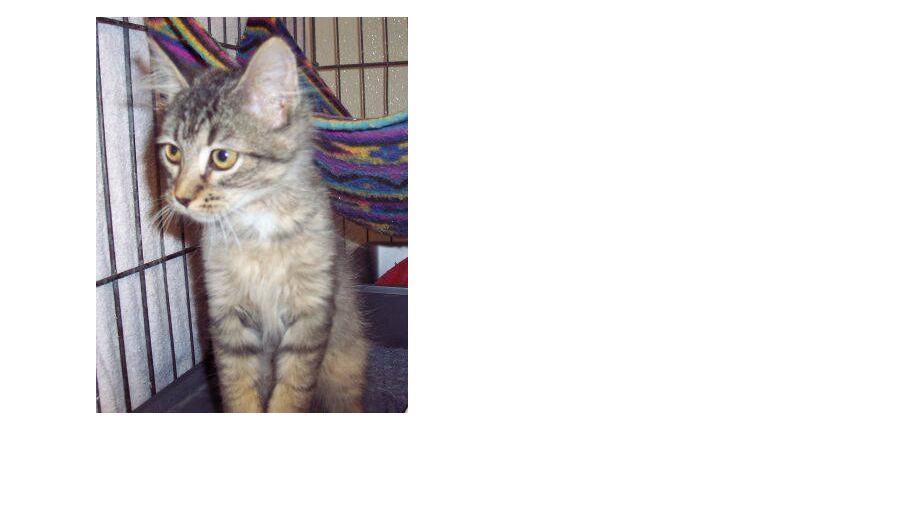
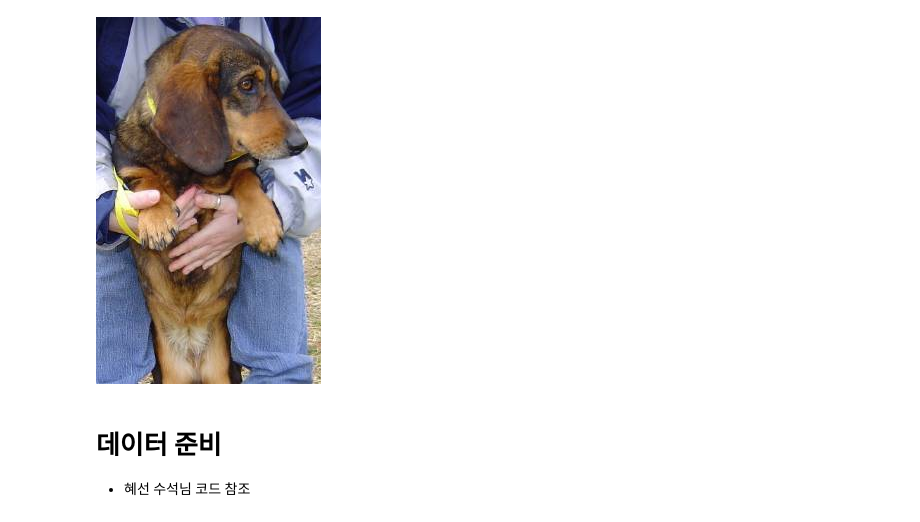
Before and after one commit to inoray/ML_DL_Tensorflow_study, a Jupyter notebook: season_02_Kaggle/02_Dogs_vs_Cats_Redux/이정우/DogAndCat.ipynb, the cells around one changed output. Saved outputs shown, nothing was run; the diff lists cells and outputs as text; code cells hidden in the pictures; blank space fills up the shorter version.

```diff
--- a/season_02_Kaggle/02_Dogs_vs_Cats_Redux/이정우/DogAndCat.ipynb
+++ b/season_02_Kaggle/02_Dogs_vs_Cats_Redux/이정우/DogAndCat.ipynb
@@ -56,4 +70,7 @@ from IPython.display import Image
 # %%
-Image('./data/train/cat.2.jpg')
+Image('./data/train/dog.222.jpg')
 # %% [output]
-[figure, old version]
+[figure, new version]
+# %% [markdown]
+# 데이터 준비
+ - 혜선 수석님 코드 참조
```
Also changed, not shown: parts of 41 cells of this notebook.
